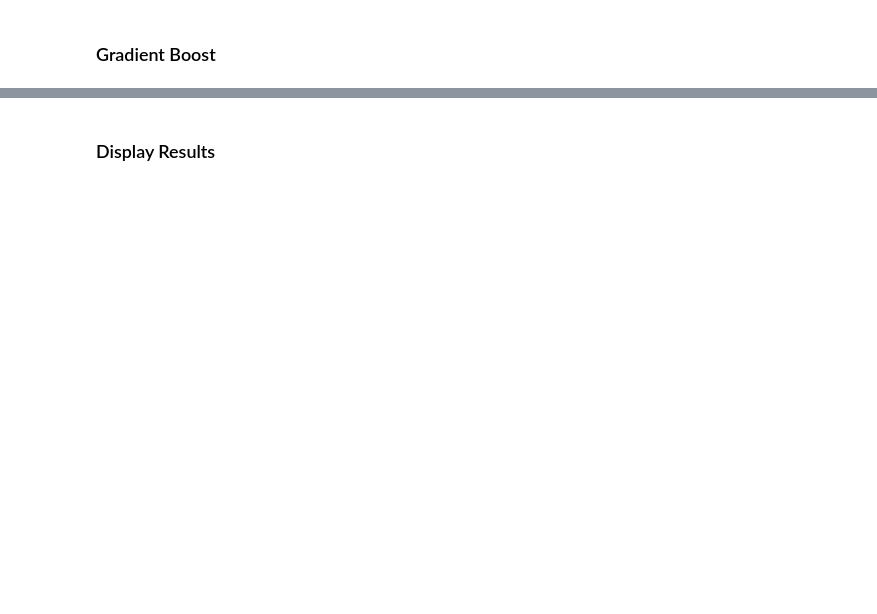
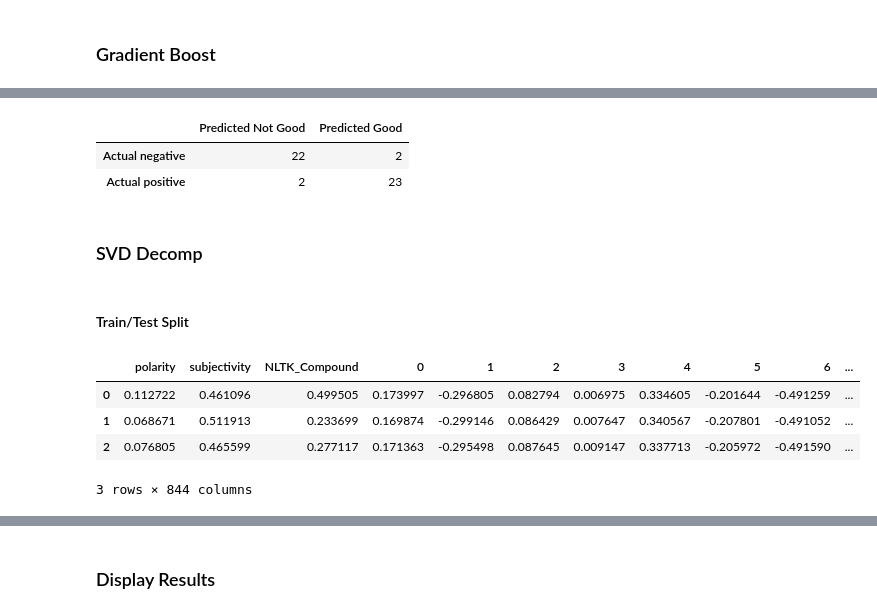
Before and after one commit to CGU-08-IST-332-nlp-steam-name/group-project, a Jupyter notebook: SupervisedLearning.ipynb, the cells around one changed output, grey strips where cells are left out. Cells and saved outputs as stored; diff of their text form; code cells hidden in the pictures; blank space fills up the shorter version.

```diff
--- a/SupervisedLearning.ipynb
+++ b/SupervisedLearning.ipynb
@@ -2552,0 +2617,23 @@ accuracy:  0.8571428571428571
+# %%
+pd.DataFrame(confusion_matrix(y_test, y_predict),
+             columns=["Predicted Not Good", "Predicted Good"],
+             index = ['Actual negative', 'Actual positive']
+).head()
+# %% [output]
+|  | Predicted Not Good | Predicted Good |
+| Actual negative | 22 | 2 |
+| Actual positive | 2 | 23 |
+# %% [markdown]
+### SVD Decomp
+# %% [markdown]
+#### Train/Test Split
+# %%
+X = hybrid_df.drop(columns=['Appname', 'long_game']) # select all features
+X.shape
+X.head(3)
+# %% [output]
+|  | polarity | subjectivity | NLTK_Compound | 0 | 1 | 2 | 3 | 4 | 5 | 6 | ... |
+| 0 | 0.112722 | 0.461096 | 0.499505 | 0.173997 | -0.296805 | 0.082794 | 0.006975 | 0.334605 | -0.201644 | -0.491259 | ... |
+| 1 | 0.068671 | 0.511913 | 0.233699 | 0.169874 | -0.299146 | 0.086429 | 0.007647 | 0.340567 | -0.207801 | -0.491052 | ... |
+| 2 | 0.076805 | 0.465599 | 0.277117 | 0.171363 | -0.295498 | 0.087645 | 0.009147 | 0.337713 | -0.205972 | -0.491590 | ... |
+3 rows × 844 columns
```
Also changed, not shown: parts of 58 cells of this notebook, 2 other files.
